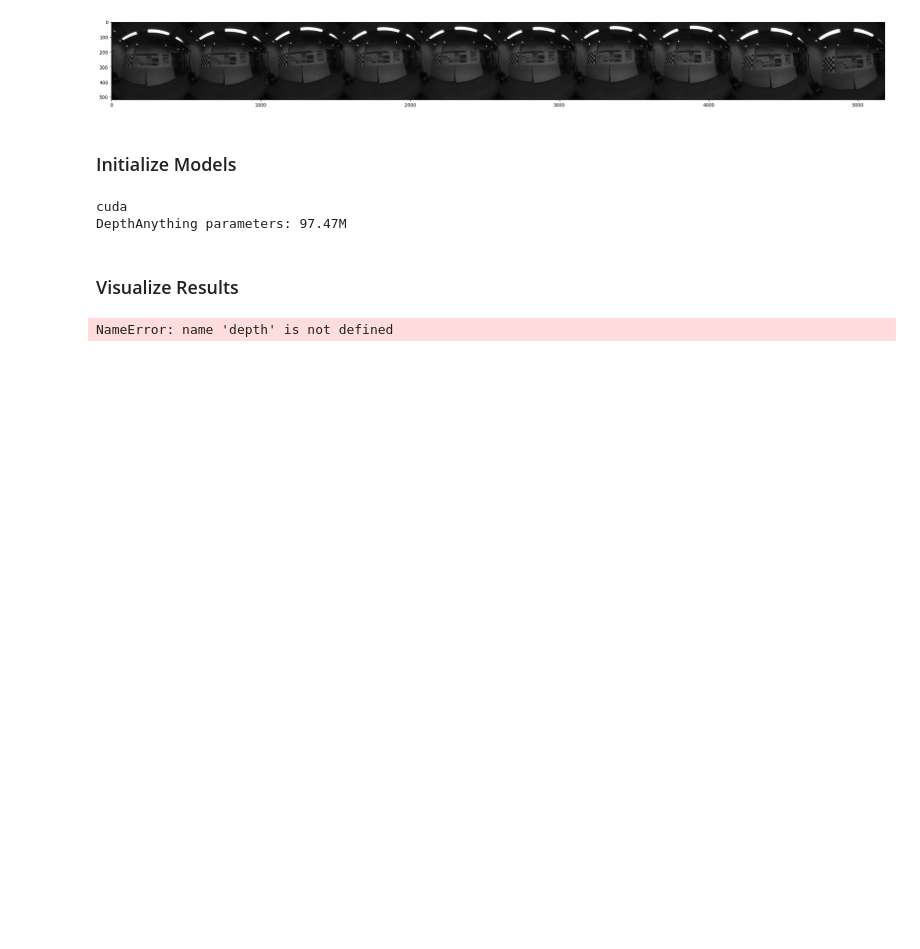
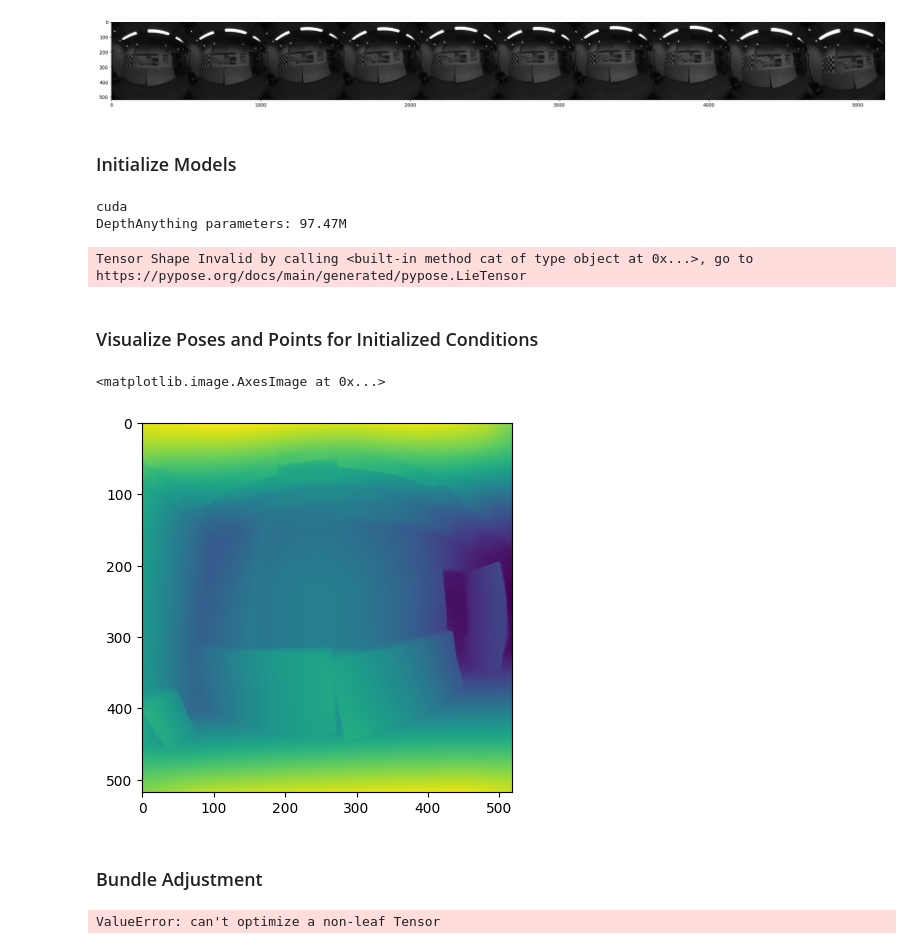
Before and after one commit to helsinki-sda-group/MATINEDepthSemanticSLAM, a Jupyter notebook: SLAM_demo.ipynb, the cells around one changed output. Drawn from its saved outputs; the diff is of its cells as text; code cells hidden in the pictures; blank space fills up the shorter version.

```diff
--- a/SLAM_demo.ipynb
+++ b/SLAM_demo.ipynb
@@ -223,7 +224,7 @@ def covisibility_graph(num_cams, matches):
         for cam, _ in pt:
             cam2pointidx[cam].append(pt_idx)
 
-    return cam2pointidx
+    return points3D, cam2pointidx
 
 def project_keypoint_batch(camera_model, poses, batch_keypoints, batch_depths):
     points3D = []
@@ -234,6 +235,24 @@ def project_keypoint_batch(camera_model, poses, batch_keypoints, batch_depths):
         points = pose @ (u_vectors * keypoint_depths)
         points3D.append(points)
     return points3D
+
+def triangulate_matched_points(covis_graph, camera_model, poses, batch_keypoints, batch_depths):
+    cam2point = defaultdict(list)
+    points3D = []
+    for i, point in enumerate(covis_graph):
+        mean_point = []
+        for cam, feature_idx in point:
+            pose = poses[cam]
+            keypoint = batch_keypoints[cam]['keypoints'][0, feature_idx]
+            depth = batch_depths[cam, int(keypoint[0]), int(keypoint[1])]
+            unit_vector = F.normalize(camera_model.unproject_points(keypoint[None]))
+            point3d = pose @ (unit_vector * depth)
+            mean_point.append(point3d)
+            # Mapping: cam -> (keypoint_idx, 3Dpoints_idx)
+            cam2point[cam].append((feature_idx, i))
+        points3D.append(torch.vstack(mean_point).mean(dim=0))
+    points3D = torch.vstack(points3D)
+    return points3D, cam2point
 
 # def project_keypoint_batch(camera_model, poses, batch_keypoints, batch_depths):
 #     points3D = []
@@ -279,22 +298,24 @@ for batch_idx, data in enumerate(dataset):
         m_kpts0, m_kpts1, matches01 = match_keypoints(feature_points[i], feature_points[i+1], matcher)
         all_matches.append(matches01["matches"].cpu().numpy())
 
-    # Update frame graph
-    # cam2matches = covisibility_graph(image_batch.shape[0], all_matches)
-    # print(cam2matches[0])
-    # print(feature_points[0]["keypoints"][cam2matches[0]])
+    # Create covisibility graph
+    covis_graph, cam2point = covisibility_graph(image_batch.shape[0], all_matches)
 
     image_batch = DepthAnythingProcess(image_batch)
 
     with torch.no_grad():
         depths = depth_anything(image_batch)
         depths = depths / 5 # Scale depth if needed
-    points3D = project_keypoint_batch(fish_cam, imu_poses, feature_points, depths)
+
+    # Naive, extremely slow point triangulation, ~2mins for 1000 points.
+    points3D, cam2point = triangulate_matched_points(covis_graph, fish_cam, imu_poses, feature_points, depths)
 
     # if batch_idx > 50:
     break
+# %% [output]
+Tensor Shape Invalid by calling <built-in method cat of type object at 0x...>, go to https://pypose.org/docs/main/generated/pypose.LieTensor
-# %% [markdown]
-### Visualize Results
+# %% [markdown]
+### Visualize Poses and Points for Initialized Conditions
 # %%
 def visualize_batch(poses, gt_poses, points):
     fig = init_figure()
@@ -313,7 +337,45 @@ def visualize_batch(poses, gt_poses, points):
 
 visualize_batch(imu_poses, data['gt_pose'], points3D)
 # %%
-depth = (depth - depth.min()) / (depth.max() - depth.min()) * 255.0
-plt.imshow(depth[8].cpu().numpy())
+depths = (depths - depths.min()) / (depths.max() - depths.min()) * 255.0
+plt.imshow(depths[8].cpu().numpy())
 # %% [output]
-NameError: name 'depth' is not defined
+<matplotlib.image.AxesImage at 0x...>
+[figure, added]
+# %% [markdown]
+### Bundle Adjustment
+# %%
+points = nn.Parameter(points3D)
+poses_pred = nn.Parameter(imu_poses)
+poses_gt = data['gt_pose']
+
+# init the optimizer
+params = list(points) + list(poses_pred)
+optimizer = torch.optim.Adam(params, lr=1e-3)
+
+lossf = nn.MSELoss()
+
+# Run Bundle Adjustment
+n_iter = 50  # fix the number of iterations
+for it in range(n_iter):
+    optimizer.zero_grad()
+
+    loss = 0
+
+    for cam in range(seq_len):
+        indices = cam2point[cam]
+
+        pose = poses_pred[cam]
+        loss = loss + pp.reprojerr(pts3d, pts2d, dataset.K.to(device), pose, reduction='norm').sum()
+
+    # our loss function is the camera_distance
+    loss.backward()
+
+    # apply the gradients
+    optimizer.step()
+
+    print(f"Loss : {loss.item()}")
+
+print('Optimization finished.')
+# %% [output]
+ValueError: can't optimize a non-leaf Tensor
```
Also changed, not shown: parts of 3 cells of this notebook.
